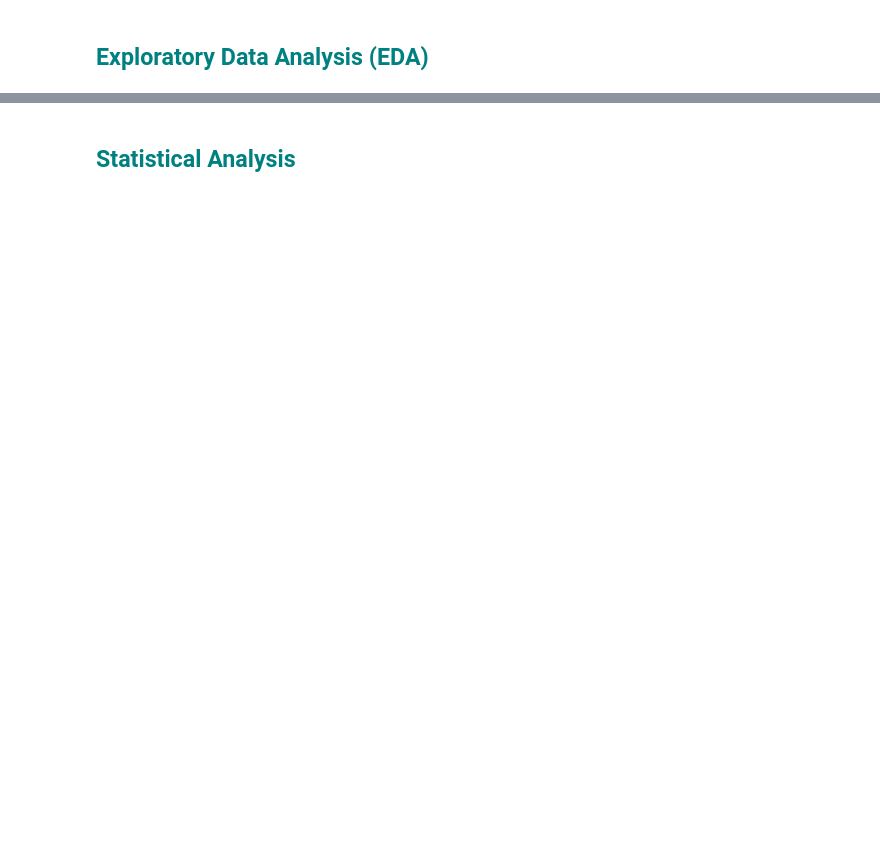
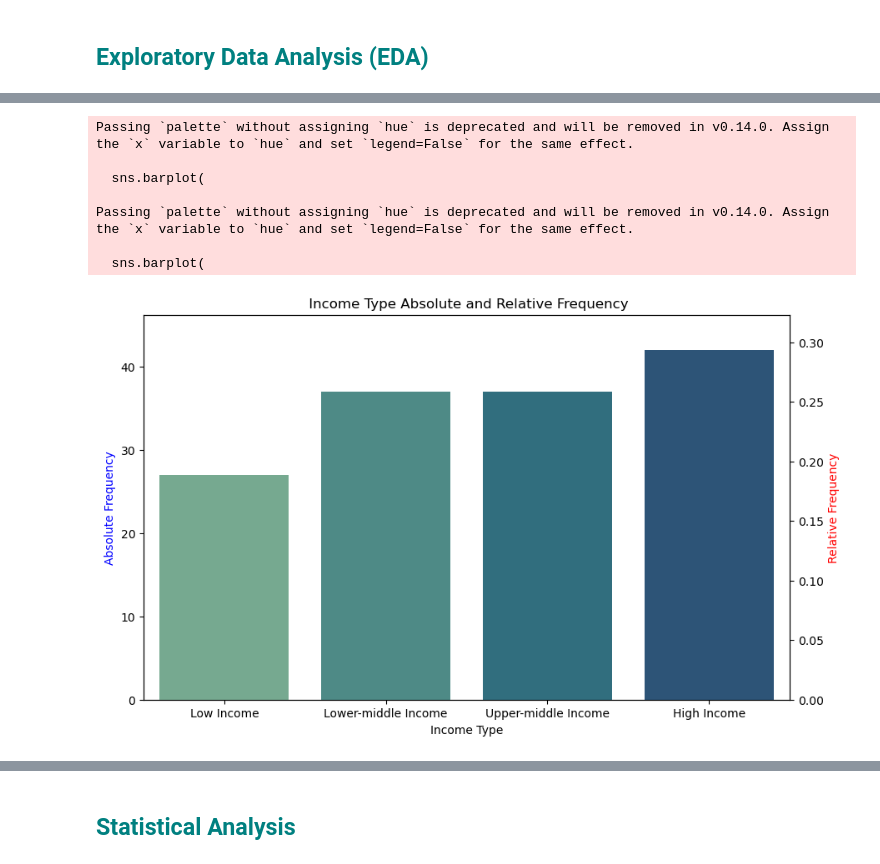
Before and after one commit to martaverfer/project-data-analysis, a Jupyter notebook: python_scripts/main.ipynb, the cells around one changed output, grey strips where cells are left out. Drawn from its saved outputs; the diff is of its cells as text; code cells hidden in the pictures; blank space fills up the shorter version.

Commit message:
EDA and plots

```diff
--- a/python_scripts/main.ipynb
+++ b/python_scripts/main.ipynb
@@ -159,0 +314,3 @@ df["gender"].unique()
+# %%
+# First I create a new column called gdp_per_capita
+df["gdp_per_capita"] = df["gdp($)"] / df["population"]
@@ -159,0 +342,2 @@ df["gender"].unique()
+# %%
+df.reset_index(drop=True, inplace=True)
@@ -159,0 +403,3 @@ df["gender"].unique()
+# %%
+# Merging our principal dataframe with the new with the regions
+df_merged = df.merge(df_region, on= "country", how='inner')
@@ -161,0 +431,10 @@ df["gender"].unique()
+# %%
+# General Selection
+cat = df_merged.select_dtypes(exclude="number")
+num = df_merged.select_dtypes(include="number")
+
+# Being specific
+cat_from_num = num.loc[:, num.nunique() < 20]
+cat = pd.concat([cat, cat_from_num], axis=1)
+
+num = num.drop(columns=cat_from_num.columns)
@@ -161,0 +473,44 @@ df["gender"].unique()
+# %%
+# Create a figure and axis
+fig, ax1 = plt.subplots(figsize=(10, 6))
+
+# Plot absolute frequency on the primary y-axis
+sns.barplot(
+    x='income_type',
+    y='absolute_frequency',
+    data=freq_df,
+    palette='crest',
+    ax=ax1
+)
+ax1.set_ylabel('Absolute Frequency', color='blue')
+ax1.set_xlabel('Income Type')
+
+# Create a second y-axis for relative frequency
+ax2 = ax1.twinx()
+sns.barplot(
+    x='income_type',
+    y='relative_frequency',
+    data=freq_df,
+    palette='crest',
+    ax=ax2
+)
+ax2.set_ylabel('Relative Frequency', color='red')
+
+# Optional: Adjust the limits, so both axes are nicely spaced
+ax1.set_ylim(0, freq_df['absolute_frequency'].max() * 1.1)
+ax2.set_ylim(0, freq_df['relative_frequency'].max() * 1.1)
+
+# Add title
+plt.title(' Income Type Absolute and Relative Frequency')
+
+# Show the plot
+plt.show()
+# %% [output]
+Passing `palette` without assigning `hue` is deprecated and will be removed in v0.14.0. Assign the `x` variable to `hue` and set `legend=False` for the same effect.
+
+  sns.barplot(
+
+Passing `palette` without assigning `hue` is deprecated and will be removed in v0.14.0. Assign the `x` variable to `hue` and set `legend=False` for the same effect.
+
+  sns.barplot(
+[figure, added]
```
Also changed, not shown: parts of 61 cells of this notebook, 5 other files.
